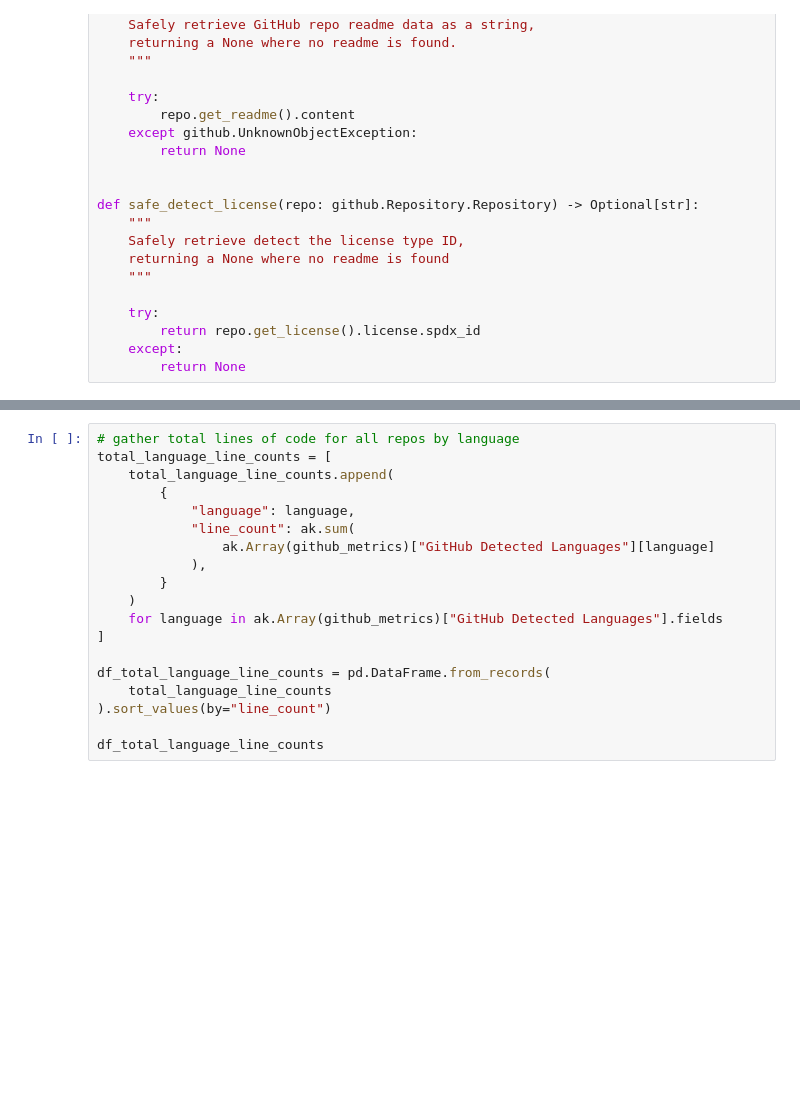
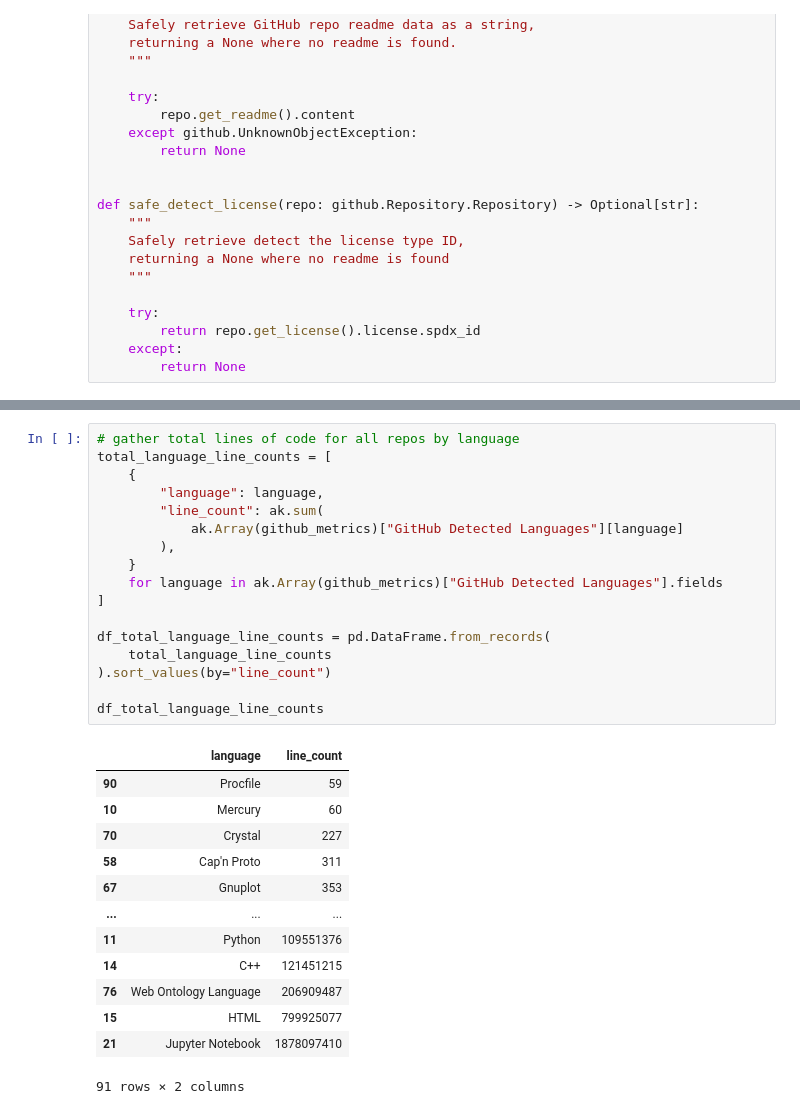
Before and after one commit to CU-DBMI/set-effort-analysis, a Jupyter notebook: set_effort_analysis/dbmi-related-software-landscape.ipynb, the cells around one changed output, grey strips where cells are left out. Cells and saved outputs as stored; diff of their text form; blank space fills up the shorter version.

```diff
--- a/set_effort_analysis/dbmi-related-software-landscape.ipynb
+++ b/set_effort_analysis/dbmi-related-software-landscape.ipynb
@@ -196,22 +257,34 @@ fig_languages.update_layout(
 # %%
 # gather total lines of code for all repos by language
 total_language_line_counts = [
-    total_language_line_counts.append(
-        {
-            "language": language,
-            "line_count": ak.sum(
-                ak.Array(github_metrics)["GitHub Detected Languages"][language]
-            ),
-        }
-    )
+    {
+        "language": language,
+        "line_count": ak.sum(
+            ak.Array(github_metrics)["GitHub Detected Languages"][language]
+        ),
+    }
     for language in ak.Array(github_metrics)["GitHub Detected Languages"].fields
 ]
 
 df_total_language_line_counts = pd.DataFrame.from_records(
     total_language_line_counts
 ).sort_values(by="line_count")
 
 df_total_language_line_counts
+# %% [output]
+|  | language | line_count |
+| 90 | Procfile | 59 |
+| 10 | Mercury | 60 |
+| 70 | Crystal | 227 |
+| 58 | Cap'n Proto | 311 |
+| 67 | Gnuplot | 353 |
+| ... | ... | ... |
+| 11 | Python | 109551376 |
+| 14 | C++ | 121451215 |
+| 76 | Web Ontology Language | 206909487 |
+| 15 | HTML | 799925077 |
+| 21 | Jupyter Notebook | 1878097410 |
+91 rows × 2 columns
 # %%
 # Create a horizontal bar chart for language line count totals
 fig_languages = px.bar(
```
Also changed, not shown: parts of 6 cells of this notebook, 1 other file.
